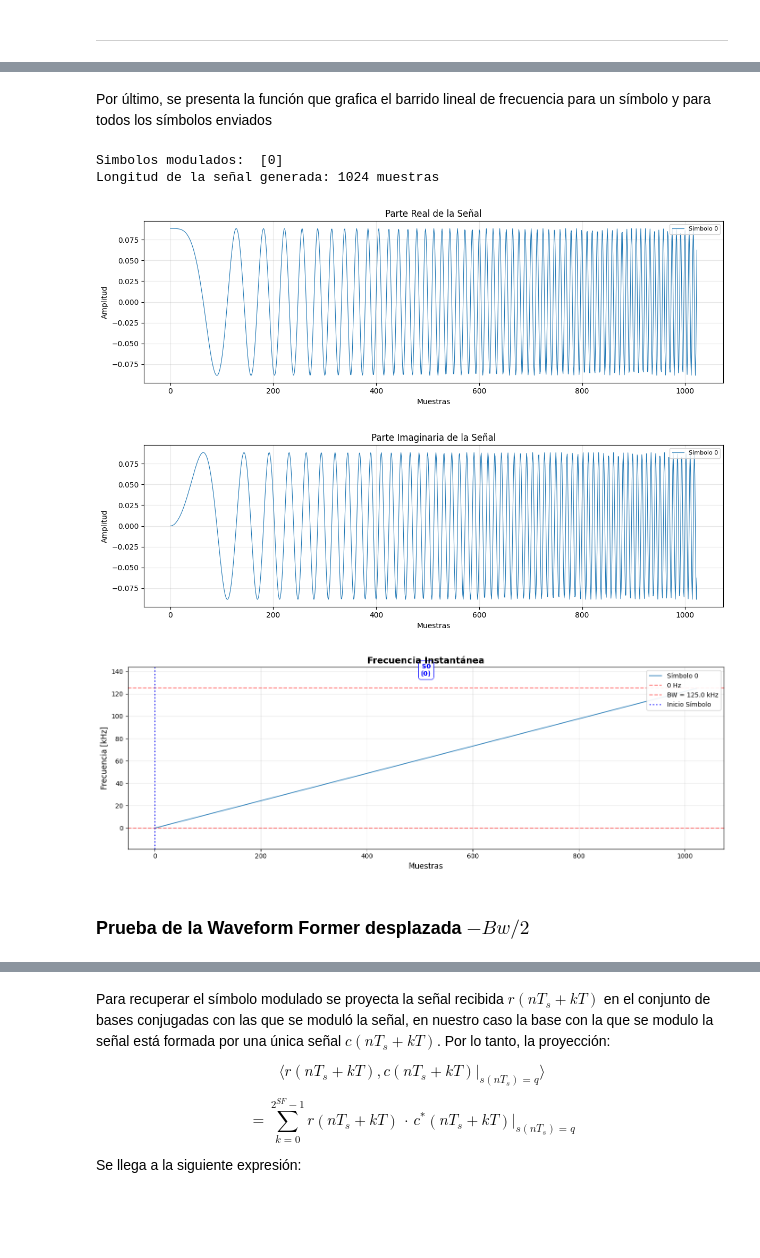
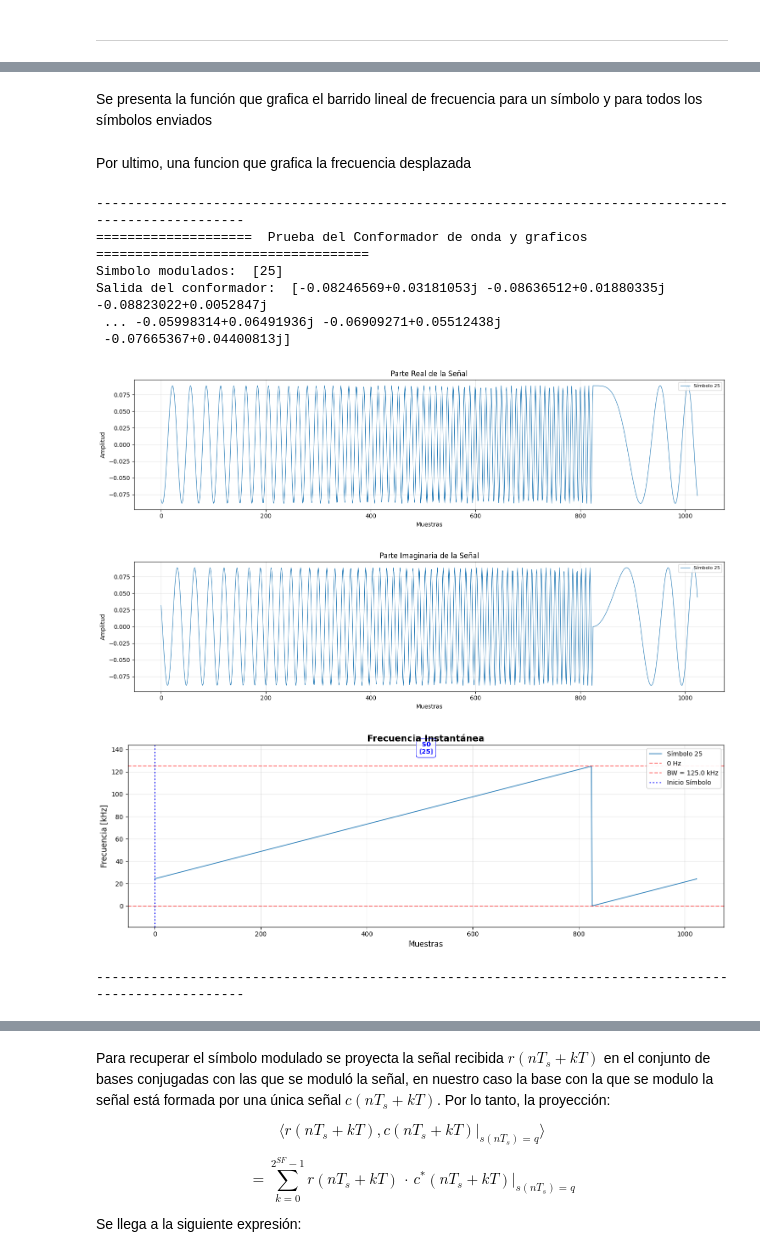
Before and after one commit to nicopinera/com-dig, a Jupyter notebook: Entregas/04Entrega.ipynb, the cells around one changed output, grey strips where cells are left out. Saved outputs shown, nothing was run; the diff lists cells and outputs as text; code cells hidden in the pictures; blank space fills up the shorter version.

Commit message:
Correccion: Texto, division de celdas, y print

```diff
--- a/Entregas/04Entrega.ipynb
+++ b/Entregas/04Entrega.ipynb
@@ -93,14 +94,5 @@ Se define la función que genera el vector de variables aleatorias con distribuc
 # %%
 def generate_random_bits(total_bits):
-    """
-    Genera un vector de bits aleatorios (0 y 1) de longitud especificada.
-
-    Args:
-        cantidad_Bits(int) : Cantidad de bits a generar.
-
-    Returns:
-        bits_transmitidos(Array) : Vector de bits aleatorios (0 y 1).
-    """
     return np.random.randint(0, 2, total_bits)
 # %%
 # Prueba: Generacion de bits
@@ -475,8 +437,8 @@ A continuación, se definen funciones para graficar las señales moduladas.
 # %%
-def graficar_parte_real(waveform, titulo="Parte Real de la Señal", SF=None, osf=1, simbolos=None):
+def graficar_parte_real(waveform, SF=None, osf=1, simbolos=None):
     muestras = np.arange(len(waveform))
 
-    plt.figure(figsize=(12, 4))
+    plt.figure(figsize=(15, 4))
 
     # Si tenemos información de símbolos, graficar cada uno con diferente color
     if SF is not None and osf is not None:
@@ -509,15 +471,15 @@ def graficar_parte_real(waveform, titulo="Parte Real de la Señal", SF=None, osf
 
     plt.ylabel('Amplitud')
     plt.xlabel('Muestras')
-    plt.title(titulo)
+    plt.title("Parte Real de la Señal")
     plt.grid(True, alpha=0.3)
     plt.tight_layout()
     plt.show()
 # %%
-def graficar_parte_imaginaria(waveform, titulo="Parte Imaginaria de la Señal", SF=None, osf=1, simbolos=None):
+def graficar_parte_imaginaria(waveform, SF=None, osf=1, simbolos=None):
     muestras = np.arange(len(waveform))
 
-    plt.figure(figsize=(12, 4))
+    plt.figure(figsize=(15, 4))
 
     # Si tenemos información de símbolos, graficar cada uno con diferente color
     if SF is not None and osf is not None:
@@ -550,14 +512,14 @@ def graficar_parte_imaginaria(waveform, titulo="Parte Imaginaria de la Señal",
 
     plt.ylabel('Amplitud')
     plt.xlabel('Muestras')
-    plt.title(titulo)
+    plt.title("Parte Imaginaria de la Señal")
     plt.grid(True, alpha=0.3)
     plt.tight_layout()
     plt.show()
 # %% [markdown]
-Por último, se presenta la función que grafica el barrido lineal de frecuencia para un símbolo y para todos los símbolos enviados
+Se presenta la función que grafica el barrido lineal de frecuencia para un símbolo y para todos los símbolos enviados
 # %%
-def graficar_frecuencia_instantanea(freq_inst, BW, SF, osf=1, simbolos=None, titulo="Frecuencia Instantánea"):
+def graficar_frecuencia_instantanea(freq_inst, BW, SF, osf=1, simbolos=None):
 
     M = 2**SF
     N_samples = M * osf
@@ -587,7 +549,7 @@ def graficar_frecuencia_instantanea(freq_inst, BW, SF, osf=1, simbolos=None, tit
 
     plt.ylabel('Frecuencia [kHz]', fontsize=12)
     plt.xlabel('Muestras', fontsize=12)
-    plt.title(titulo, fontsize=14, weight='bold')
+    plt.title("Frecuencia Instantánea", fontsize=14, weight='bold')
     plt.grid(True, alpha=0.3)
 
     # Dibujamos Lineas Horizontales de Referencia (de 0 a BW)
@@ -673 +600,3 @@ def plot_lora_frequency_chirps(simbolos, SF=8, B=125e3):
+# %% [markdown]
+Por ultimo, una funcion que grafica la frecuencia desplazada
 # %%
@@ -753,19 +682,28 @@ def graficar_frecuencia_instantanea_desplazada(freq_inst, BW, SF, osf=1, simbolo
     plt.tight_layout()
     plt.show()
 # %%
-simbolos_test = [0]
-waveform, freq_inst= conformador_de_onda(simbolos_test, SF, osf=8)
-print("Simbolos modulados: ", simbolos_test)
-print(f"Longitud de la señal generada: {len(waveform)} muestras")
-graficar_parte_real(waveform, titulo="Parte Real de la Señal", SF=SF, osf=8, simbolos=simbolos_test)
-graficar_parte_imaginaria(waveform, titulo="Parte Imaginaria de la Señal", SF=SF, osf=8, simbolos=simbolos_test)
-graficar_frecuencia_instantanea(freq_inst, B, SF, osf = 8, simbolos = simbolos_test)
+print("----"*25)
+print("="*20," Prueba del Conformador de onda y graficos ","="*35)
+
+simbolos_test = [25] # Simbolos de prueba
+waveform, freq_inst= conformador_de_onda(simbolos_test, SF, osf=8) # conformador de onda
+
+print("Simbolo modulados: ", simbolos_test)
+print("Salida del conformador: ",waveform)
+
+graficar_parte_real(waveform, SF=SF, osf=8, simbolos=simbolos_test) # Grafica de la parte real
+graficar_parte_imaginaria(waveform, SF=SF, osf=8, simbolos=simbolos_test) # Grafica de la parte imaginaria
+graficar_frecuencia_instantanea(freq_inst, B, SF, osf = 8, simbolos = simbolos_test) # Frecuencia instantanea
+print("----"*25)
 # %% [output]
-Simbolos modulados:  [0]
-Longitud de la señal generada: 1024 muestras
+----------------------------------------------------------------------------------------------------
+====================  Prueba del Conformador de onda y graficos  ===================================
+Simbolo modulados:  [25]
+Salida del conformador:  [-0.08246569+0.03181053j -0.08636512+0.01880335j -0.08823022+0.0052847j
+ ... -0.05998314+0.06491936j -0.06909271+0.05512438j
+ -0.07665367+0.04400813j]
-[figure, old version]
+[figure, new version]
-[figure, old version]
+[figure, new version]
-[figure, old version]
+[figure, new version]
+----------------------------------------------------------------------------------------------------
-# %% [markdown]
-### Prueba de la Waveform Former desplazada $-Bw/2$
 # %%
```
Also changed, not shown: parts of 66 cells of this notebook.
